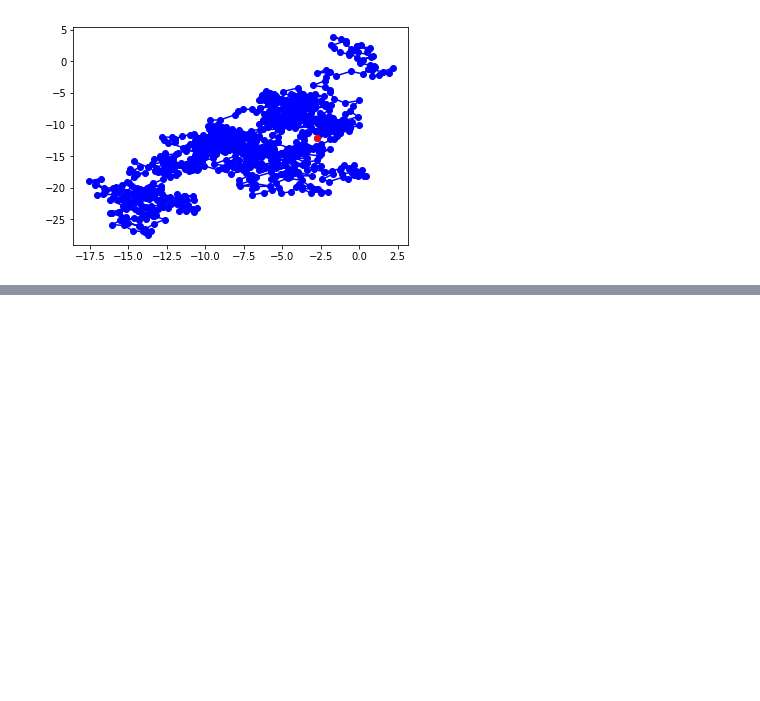
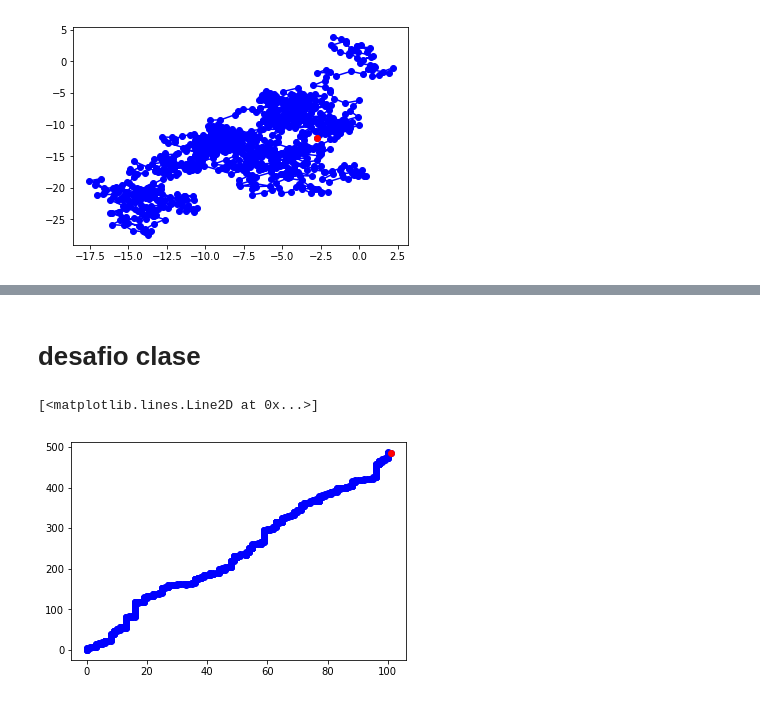
Before and after one commit to daphsadvl/TAREA1.1, a Jupyter notebook: CaminataAleatoria2.ipynb, the cells around one changed output, grey strips where cells are left out. Saved outputs shown, nothing was run; the diff lists cells and outputs as text; code cells hidden in the pictures; blank space fills up the shorter version.

```diff
--- a/CaminataAleatoria2.ipynb
+++ b/CaminataAleatoria2.ipynb
@@ -87,0 +126,30 @@ plt.plot(Pos[0,-1],Pos[1,-1], "ro-")
+# %% [markdown]
+# desafio clase
+# %%
+def walker():
+    global x,y
+    eleccion=random.uniform(0,1)
+    if eleccion < 0.10:
+        x+=1
+    elif eleccion < 0.10:
+        x-=1
+    elif eleccion < 0.8 :
+        y+=1
+    else:
+        y-=1
+    return [x,y]
+x=0 #iniciar el caminador
+y=0
+
+Pos= np.zeros((2,1000))
+
+
+
+for i in np.arange(0, len(Pos [0]),1):
+    Pos[:,i]= walker()
+
+plt.plot(Pos[0,:],Pos[1,:], "bo-")
+plt.plot(Pos[0,-1],Pos[1,-1], "ro-")
+# %% [output]
+[<matplotlib.lines.Line2D at 0x...>]
+[figure, added]
```
Also changed, not shown: parts of 6 cells of this notebook.
